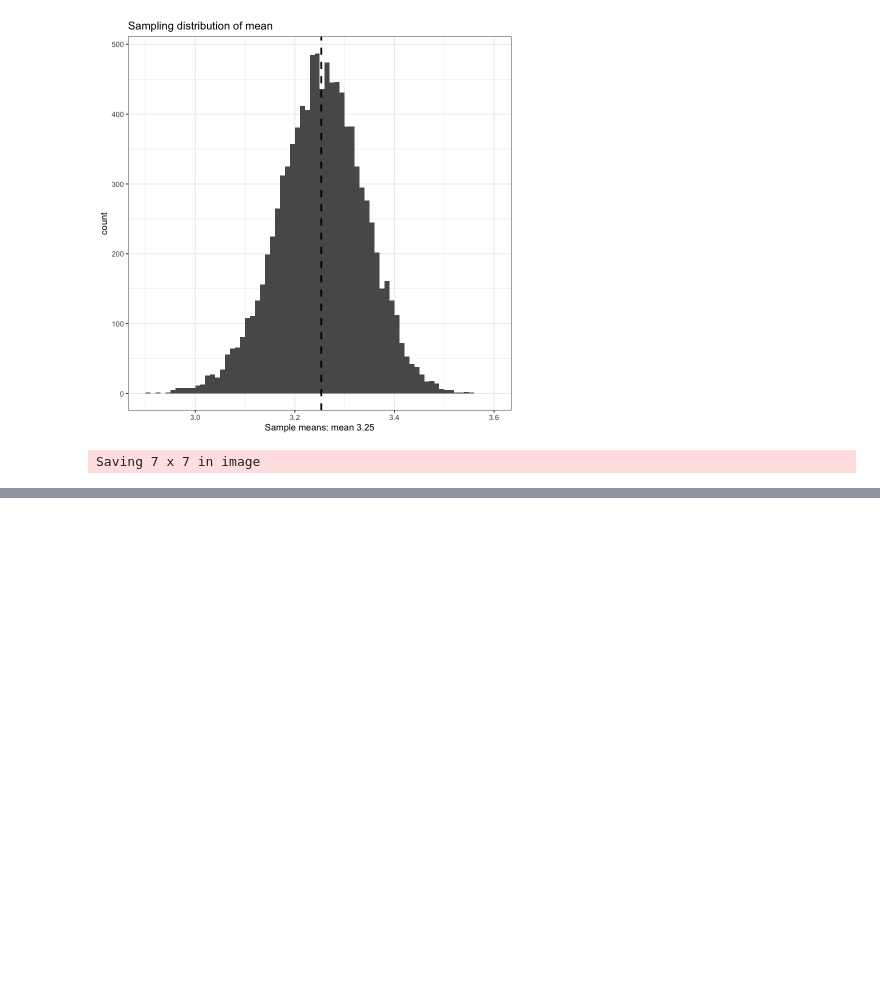
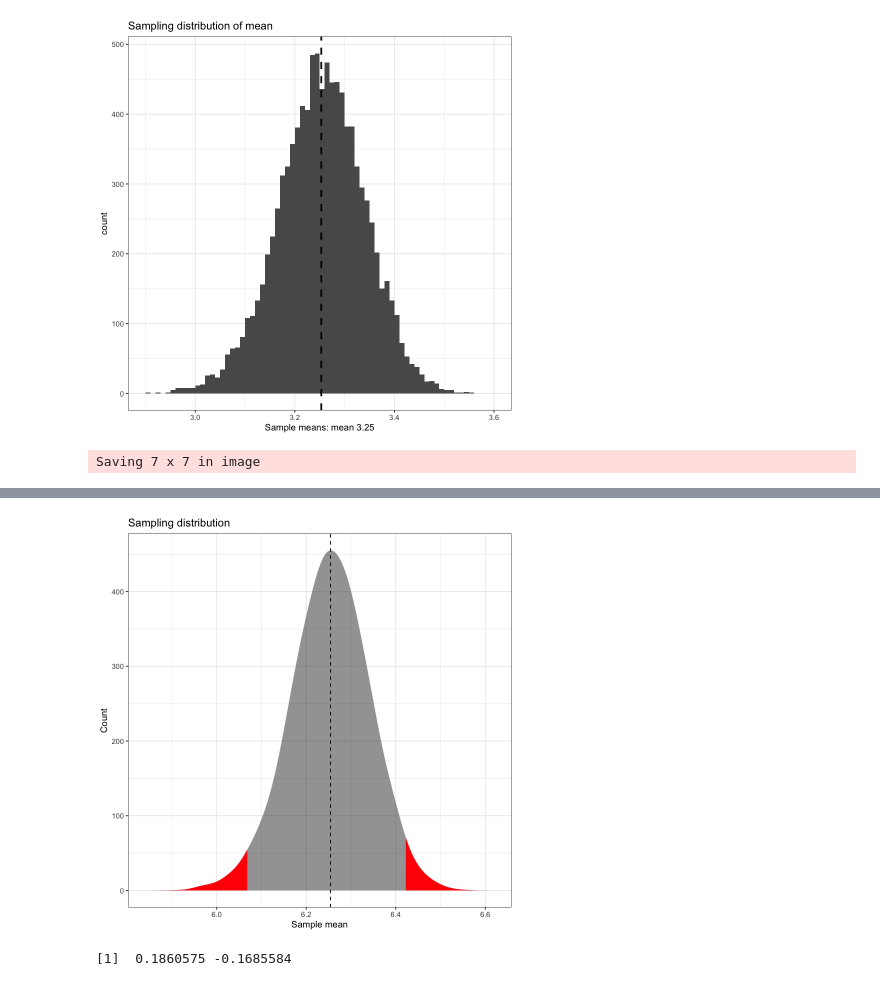
Before and after one commit to matthew-brett/confidence-intervals, a Jupyter notebook: confidence_plots.ipynb, the cells around one changed output, grey strips where cells are left out. Cells and saved outputs as stored; diff of their text form; code cells hidden in the pictures; blank space fills up the shorter version.

```diff
--- a/confidence_plots.ipynb
+++ b/confidence_plots.ipynb
@@ -285,0 +272,32 @@ plot(kde_data$x, kde_data$y)
+# %%
+kde_cdf <- cumsum(d$y / sum(d$y))
+le_025 <- kde_cdf <= 0.025
+ge_975 <- kde_cdf >= 0.975
+lower_tail <- subset(kde_df, le_025)
+upper_tail <- subset(kde_df, ge_975)
+lo_025_th <- max(lower_tail$x)
+hi_975_th <- min(upper_tail$x)
+# %%
+plot_mdist_tails <- function(df, offset=0) {
+    p <- plot_ssamp_dist(df, offset)
+    lt <- data.table::copy(lower_tail)
+    lt$x <- lt$x + offset
+    ut <- data.table::copy(upper_tail)
+    ut$x <- ut$x + offset
+    return (p
+            + geom_area(data = lt, aes(x=x, y=y), fill="red")
+            + geom_area(data = ut, aes(x=x, y=y), fill="red")
+           )
+}
+
+plot_mdist_tails(kde_df, 3)
+# %% [output]
+[figure, added]
+# %%
+lo_025_th <- max(lower_tail$x)
+hi_975_th <- min(upper_tail$x)
+upper_diff <- m_samp_dist - lo_025_th
+lower_diff <- m_samp_dist - hi_975_th
+c(upper_diff, lower_diff)
+# %% [output]
+[1]  0.1860575 -0.1685584
```
Also changed, not shown: parts of 12 cells of this notebook, 1 other file.
